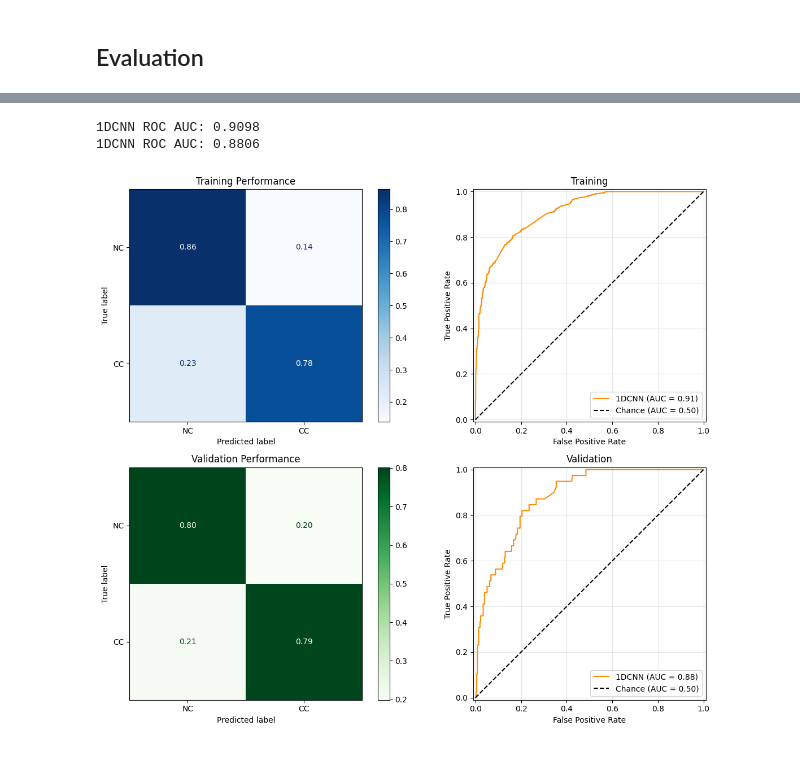
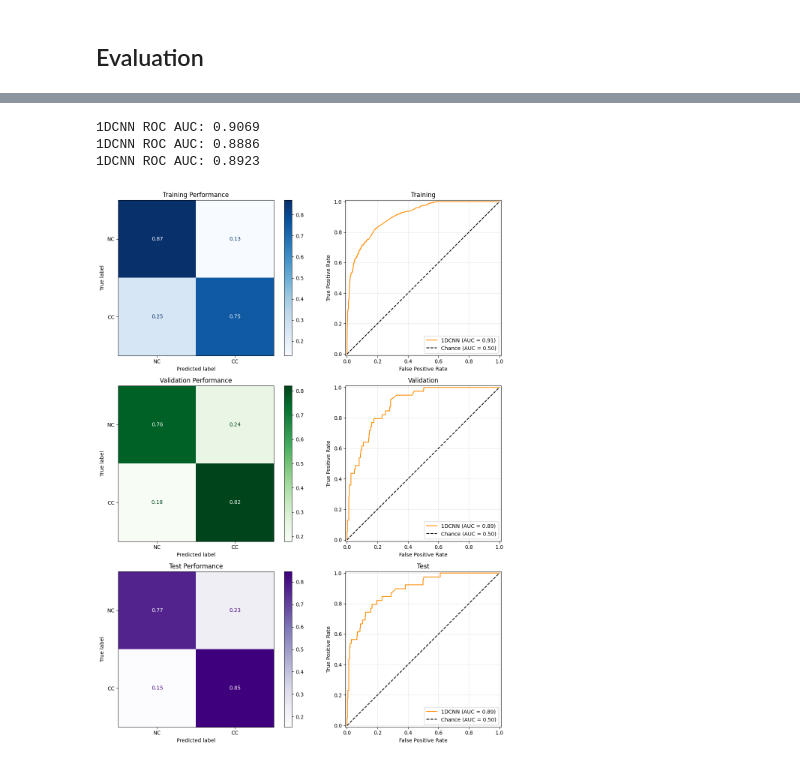
Before and after one commit to PasiekaFUW/Masters_Thesis, a Jupyter notebook: Lab/analysis/NN.ipynb, the cells around one changed output, grey strips where cells are left out. Saved outputs shown, nothing was run; the diff lists cells and outputs as text; code cells hidden in the pictures.

```diff
--- a/Lab/analysis/NN.ipynb
+++ b/Lab/analysis/NN.ipynb
@@ -189,8 +195,9 @@ batch_size=32
 #the dfs need to be shuffled, later i will need to shuffle when combining samples
 # df_balanced_train, df_balanced_val = ml.get_train_val_subsets(df_all, cc_per_type=30, nc_per_type=30, val_size=0.2, shuffle=True)
 
-df_balanced_train, df_unbalanced_val = ml.get_physics_informed_split(df_all, total_train_size=2000, total_val_size=400)
+df_balanced_train, df_unbalanced_val, df_unbalanced_test = ml.get_physics_informed_split(df_all, total_train_size=2000, total_val_size=400)
 
 train_data = ml.preProcess_data(df_balanced_train, batch_size=batch_size)
 val_data = ml.preProcess_data(df_unbalanced_val, batch_size=batch_size)
+test_data = ml.preProcess_data(df_unbalanced_test, batch_size=batch_size)
 # %% [output]
@@ -381,16 +395,22 @@ nEpochs = 150
 initial_learning_rate = 3E-4
 #batch_size defined when creating the datasets
 
-callbacks = [] #for testing disable checkpoints
 
-if callbacks:
+# 0 test, 1 save
+save = 0
+
+if save==0:
+    callbacks = [] #for testing disable checkpoints
+
+if save==1:
     current_run_dir = sf.get_experiment_folder("1DCNN_testing")
     checkpoint_filepath = os.path.join(current_run_dir, 'checkpoint_epoch_{epoch:02d}.weights.h5')
+    model_checkpoint_callback = tf.keras.callbacks.ModelCheckpoint(filepath=checkpoint_filepath, save_weights_only=True, monitor='val_auc', mode='max', save_best_only=True, verbose=1)
+    final_model_path = os.path.join(current_run_dir, "final_model_full.keras")
 
-model_checkpoint_callback = tf.keras.callbacks.ModelCheckpoint(filepath=checkpoint_filepath, save_weights_only=True, monitor='val_auc', mode='max', save_best_only=True, verbose=1)
-final_model_path = os.path.join(current_run_dir, "final_model_full.keras")
 
-# callbacks = [model_checkpoint_callback]
+if save==1:
+    callbacks = [model_checkpoint_callback]
 
 
 model_1dCNN.compile(optimizer=tf.keras.optimizers.Adam(learning_rate=initial_learning_rate),
@@ -512,11 +536,14 @@ pf.plotTrainHistory(history)
 # 1. Get predictions and flatten them to 1D
 train_preds = model_1dCNN.predict(train_data).flatten()
 val_preds = model_1dCNN.predict(val_data).flatten()
+test_preds = model_1dCNN.predict(test_data).flatten()
 
 df_balanced_train['Prob_is_CC'] = train_preds
 df_unbalanced_val['Prob_is_CC'] = val_preds
+df_unbalanced_test['Prob_is_CC'] = test_preds
 
 # 3. Decision: 1 = Predicted CC, 0 = Predicted NC
 df_balanced_train['NN_Decision_CC'] = (train_preds > 0.5).astype(int)
 df_unbalanced_val['NN_Decision_CC'] = (val_preds > 0.5).astype(int)
+df_unbalanced_test['NN_Decision_CC'] = (test_preds > 0.5).astype(int)
 # %% [output]
@@ -625,24 +703,29 @@ plt.show()
 # %%
 #CM and add metrics #plot auc
 import analysis.scripts.plotting_functions as pf
 importlib.reload(pf)
 
-fig, axes = plt.subplots(2, 2, figsize=(12, 10))
+fig, axes = plt.subplots(3, 2, figsize=(12, 15))
 
 pf.plotConfusionMatrix(df_balanced_train, title="Training Performance", ax=axes[0,0], cmap='Blues')
 pf.plotROC(df_balanced_train, model_name="1DCNN", ax=axes[0,1])
 axes[0,1].set_title("Training")
 
 pf.plotConfusionMatrix(df_unbalanced_val, title="Validation Performance", ax=axes[1,0], cmap='Greens')
 pf.plotROC(df_unbalanced_val, model_name="1DCNN", ax=axes[1,1])
 axes[1,1].set_title("Validation")
 
+pf.plotConfusionMatrix(df_unbalanced_test, title="Test Performance", ax=axes[2,0], cmap='Purples')
+pf.plotROC(df_unbalanced_test, model_name="1DCNN", ax=axes[2,1])
+axes[2,1].set_title("Test")
+
 plt.tight_layout()
 plt.show()
 # %% [output]
-1DCNN ROC AUC: 0.9098
-1DCNN ROC AUC: 0.8806
+1DCNN ROC AUC: 0.9069
+1DCNN ROC AUC: 0.8886
+1DCNN ROC AUC: 0.8923
-[figure, old version]
+[figure, new version]
 # %%
 import analysis.scripts.plotting_functions as pf
 importlib.reload(pf)
```
Also changed, not shown: parts of 13 cells of this notebook, 2 other files.
